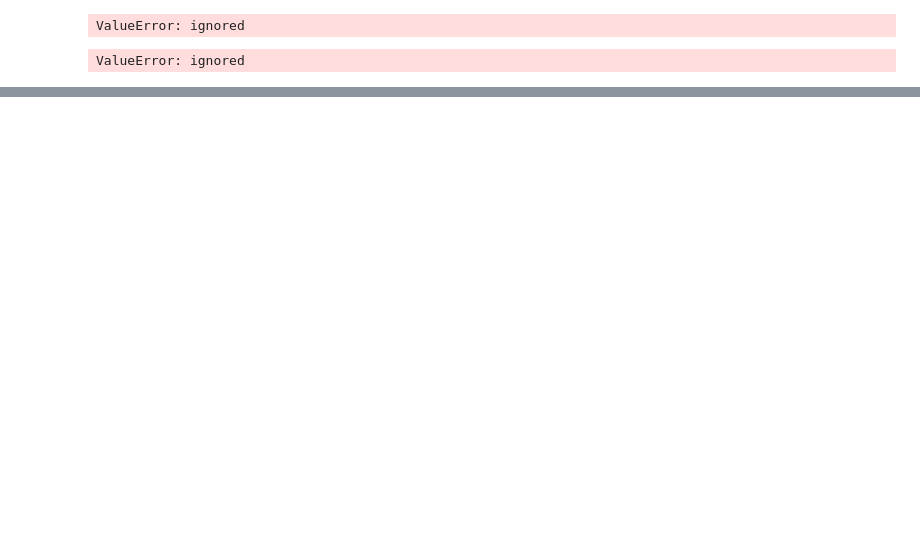
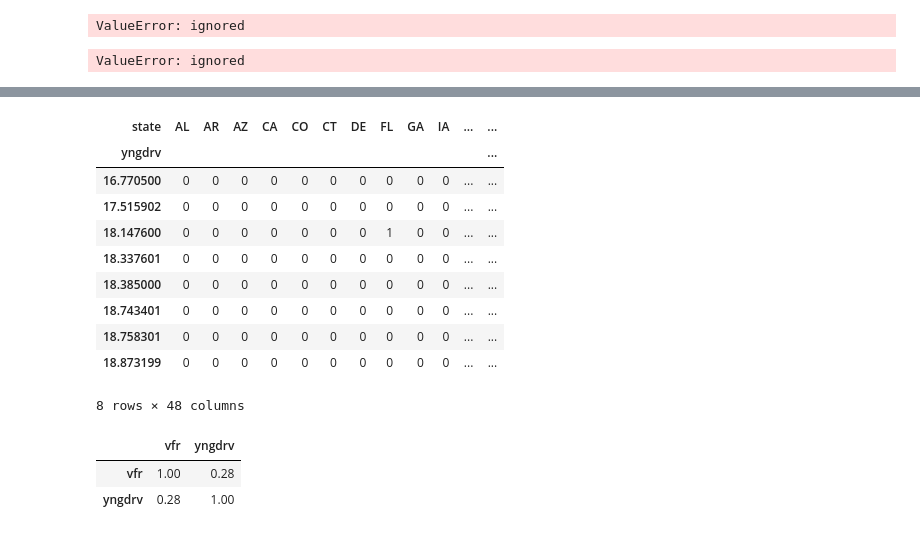
Before and after one commit to shimjide123/datman, a Jupyter notebook: Yu_Nong_ps1_data_management.ipynb, the cells around one changed output, grey strips where cells are left out. Saved outputs shown, nothing was run; the diff lists cells and outputs as text; code cells hidden in the pictures; blank space fills up the shorter version.

```diff
--- a/Yu_Nong_ps1_data_management.ipynb
+++ b/Yu_Nong_ps1_data_management.ipynb
@@ -459,0 +615,20 @@ ValueError: ignored
+# %%
+pd.crosstab(car.yngdrv,car.state).head(8)
+# %% [output]
+| state | AL | AR | AZ | CA | CO | CT | DE | FL | GA | IA | ... | ... |
+| yngdrv |  |  |  |  |  |  |  |  |  |  |  | ... |
+| 16.770500 | 0 | 0 | 0 | 0 | 0 | 0 | 0 | 0 | 0 | 0 | ... | ... |
+| 17.515902 | 0 | 0 | 0 | 0 | 0 | 0 | 0 | 0 | 0 | 0 | ... | ... |
+| 18.147600 | 0 | 0 | 0 | 0 | 0 | 0 | 0 | 1 | 0 | 0 | ... | ... |
+| 18.337601 | 0 | 0 | 0 | 0 | 0 | 0 | 0 | 0 | 0 | 0 | ... | ... |
+| 18.385000 | 0 | 0 | 0 | 0 | 0 | 0 | 0 | 0 | 0 | 0 | ... | ... |
+| 18.743401 | 0 | 0 | 0 | 0 | 0 | 0 | 0 | 0 | 0 | 0 | ... | ... |
+| 18.758301 | 0 | 0 | 0 | 0 | 0 | 0 | 0 | 0 | 0 | 0 | ... | ... |
+| 18.873199 | 0 | 0 | 0 | 0 | 0 | 0 | 0 | 0 | 0 | 0 | ... | ... |
+8 rows × 48 columns
+# %%
+car[['vfr','yngdrv']].corr().round(2)
+# %% [output]
+|  | vfr | yngdrv |
+| vfr | 1.00 | 0.28 |
+| yngdrv | 0.28 | 1.00 |
```
Also changed, not shown: parts of 25 cells of this notebook.
